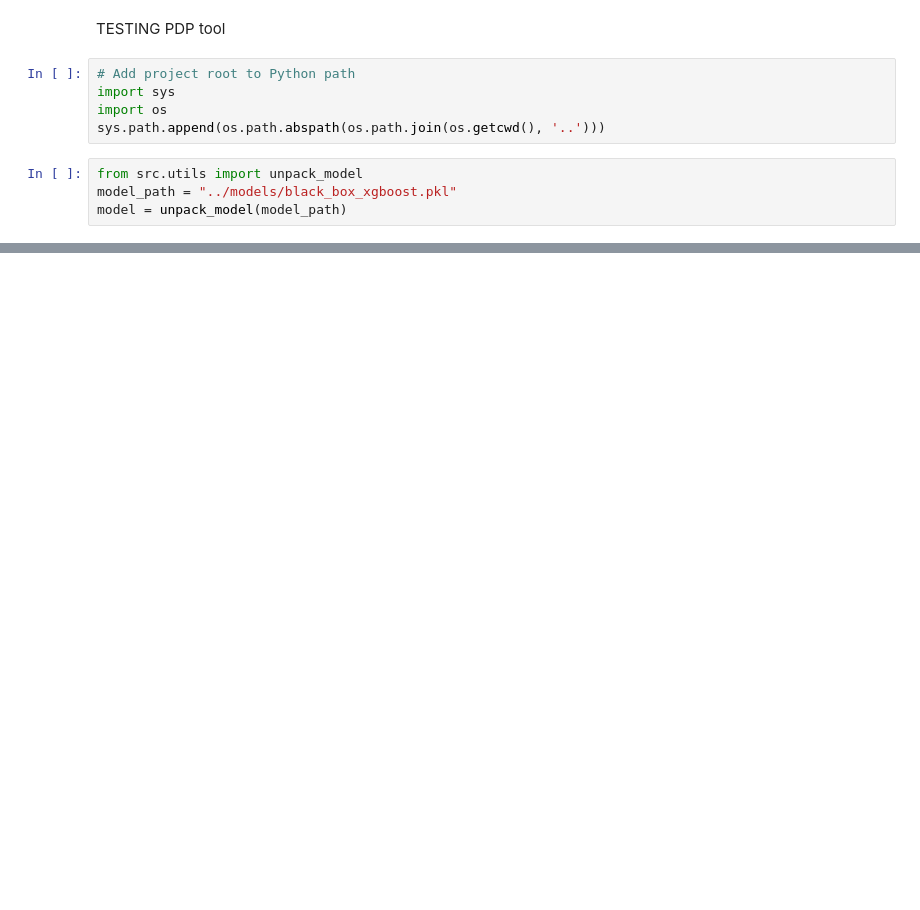
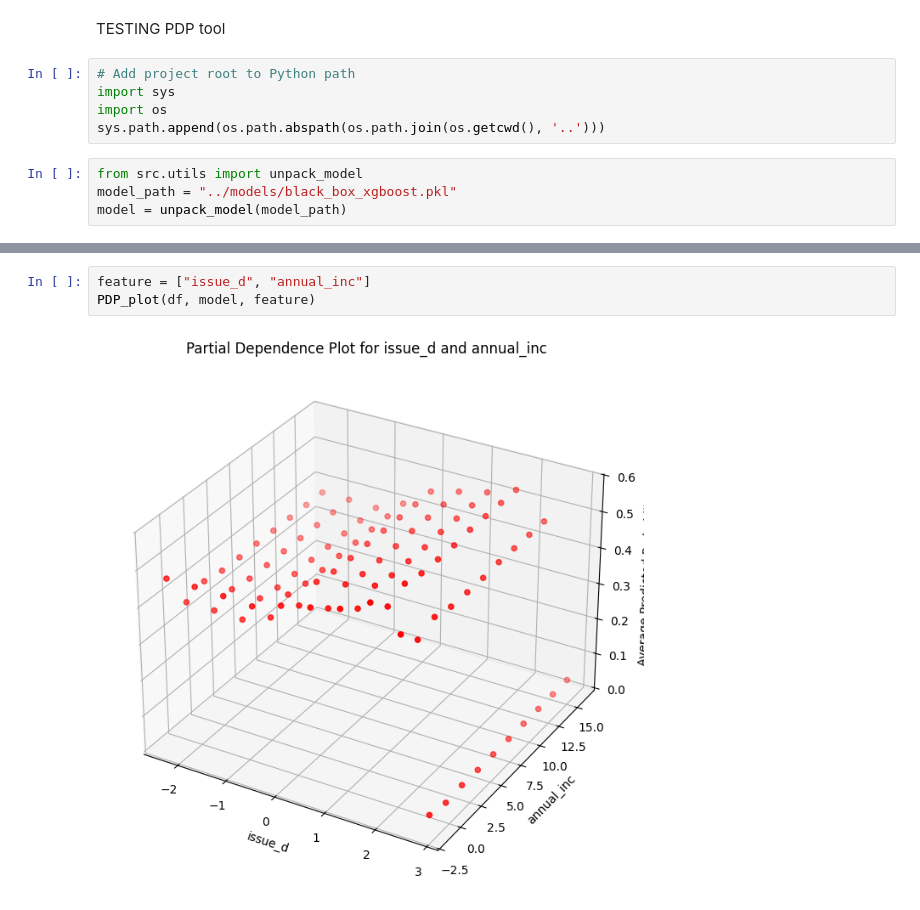
Before and after one commit to auggy-ntn/Interpretability-Stability-and-Fairness-project, a Jupyter notebook: notebooks/step5.ipynb, the cells around one changed output, grey strips where cells are left out. Cells and saved outputs as stored; diff of their text form; blank space fills up the shorter version.

```diff
--- a/notebooks/step5.ipynb
+++ b/notebooks/step5.ipynb
@@ -23,0 +36,5 @@ SyntaxError: invalid syntax (1132550644.py, line 2)
+# %%
+feature = ["issue_d", "annual_inc"]
+PDP_plot(df, model, feature)
+# %% [output]
+[figure, added]
```
Also changed, not shown: parts of 4 cells of this notebook.
